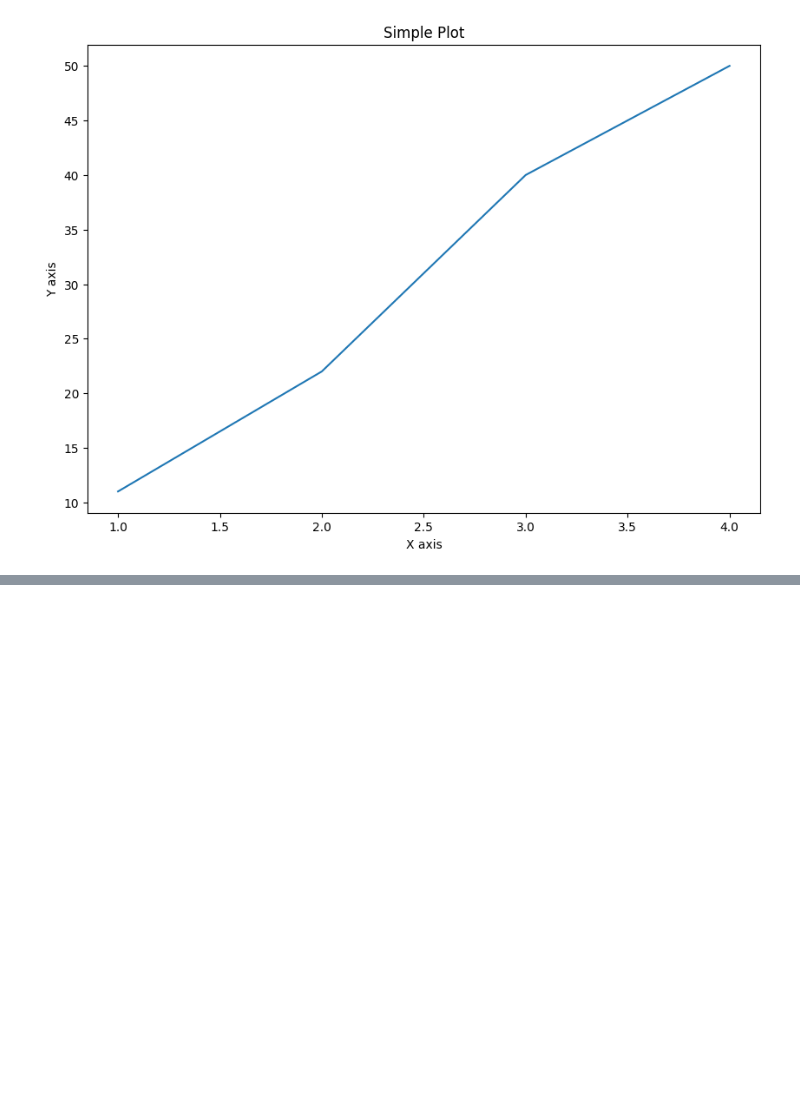
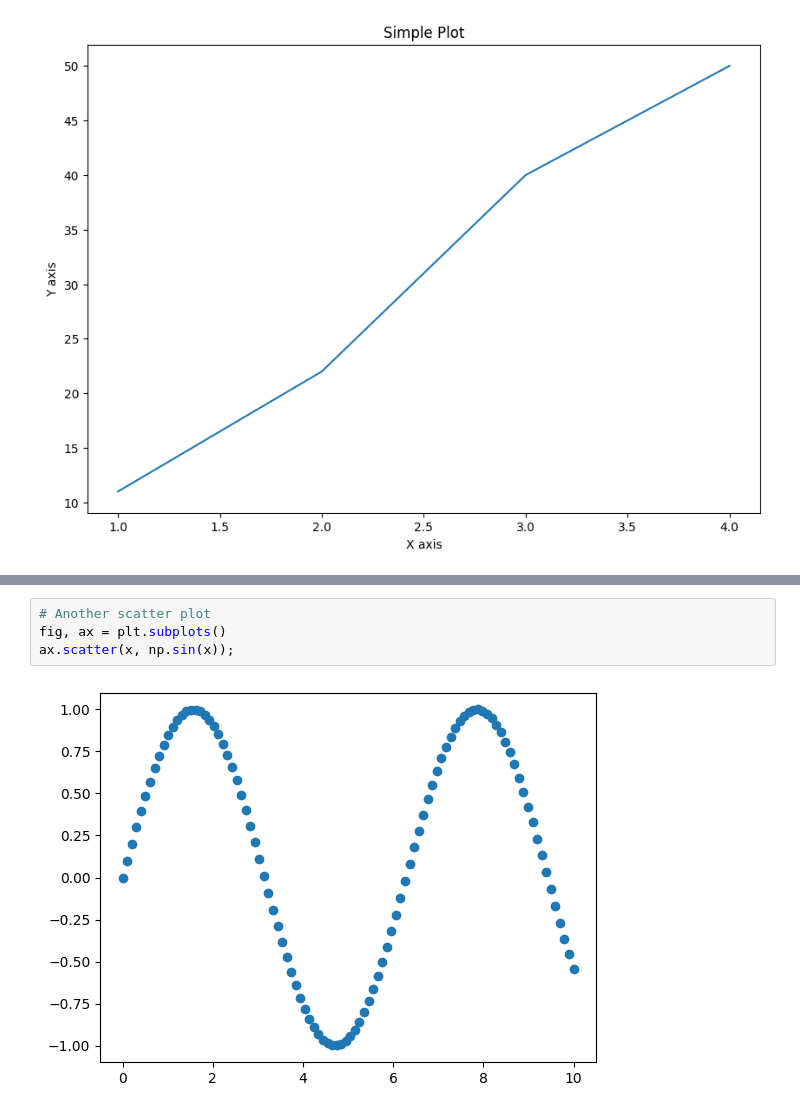
Before and after one commit to Shermukhammat/ZTM_Data_Science, a Jupyter notebook: Matplotlib/introduction_to_Matplotlib.ipynb, the cells around one changed output, grey strips where cells are left out. Saved outputs shown, nothing was run; the diff lists cells and outputs as text; blank space fills up the shorter version.

```diff
--- a/Matplotlib/introduction_to_Matplotlib.ipynb
+++ b/Matplotlib/introduction_to_Matplotlib.ipynb
@@ -82,0 +131,6 @@ plt.show()
+# %%
+# Another scatter plot
+fig, ax = plt.subplots()
+ax.scatter(x, np.sin(x));
+# %% [output]
+[figure, added]
```
Also changed, not shown: parts of 11 cells of this notebook.
